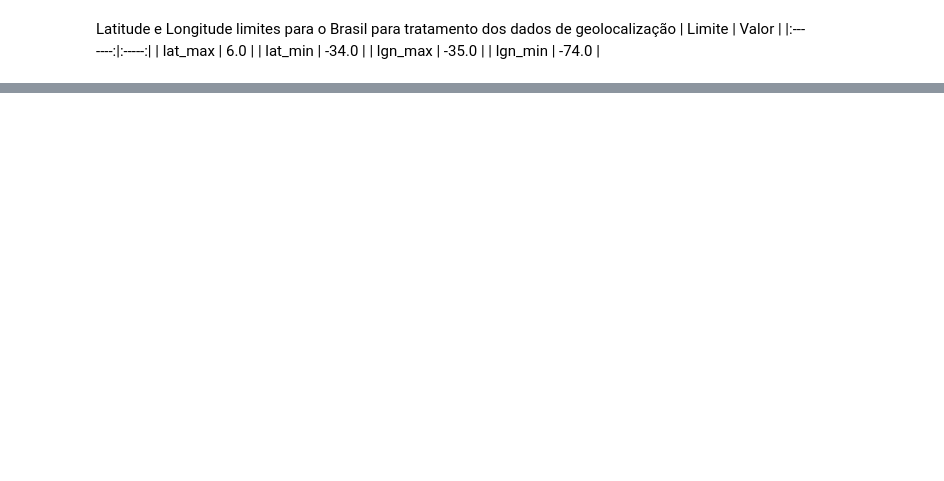
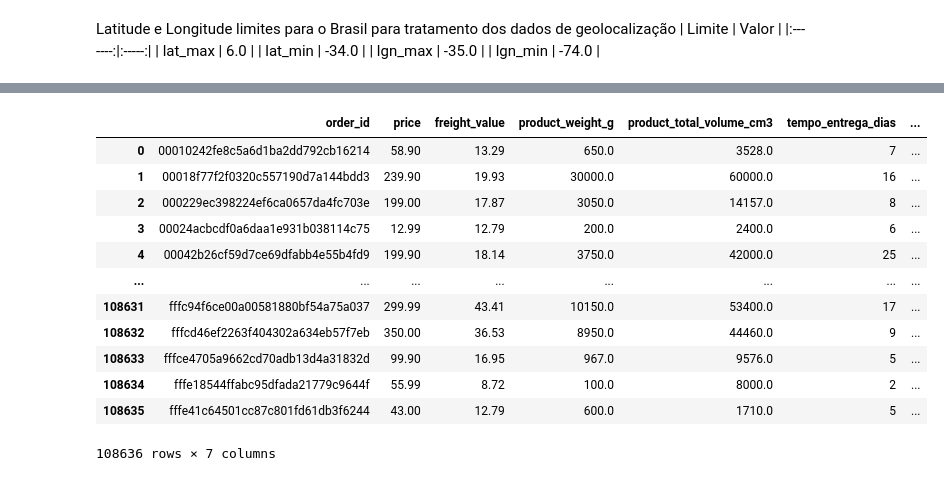
Before and after one commit to 0ace-jk/previsao_de_tempo_de_entrega, a Jupyter notebook: app.ipynb, the cells around one changed output, grey strips where cells are left out. Cells and saved outputs as stored; diff of their text form; code cells hidden in the pictures; blank space fills up the shorter version.

```diff
--- a/app.ipynb
+++ b/app.ipynb
@@ -135,2 +239,57 @@ df
+# %%
+def haversine_vectorized(lat1, lon1, lat2, lon2):
+    """
+    Calcula a distância em KM entre dois pontos (ou arrays de pontos)
+    usando a fórmula de Haversine.
+
+    Argumentos:
+    lat1, lon1: Latitude e Longitude do ponto 1 (em graus)
+    lat2, lon2: Latitude e Longitude do ponto 2 (em graus)
+
+    Retorna:
+    Distância em KM (pode ser um único valor ou um array do Pandas)
+    """
+    # Raio da Terra em quilômetros
+    RAIO_TERRA_KM = 6371.0
+
+    # 1. Converte graus decimais para radianos
+    lat1, lon1, lat2, lon2 = map(np.radians, [lat1, lon1, lat2, lon2])
+
+    # 2. Cálculo de Haversine
+    # Diferença das longitudes e latitudes
+    dlon = lon2 - lon1
+    dlat = lat2 - lat1
+
+    # Fórmula principal
+    a = np.sin(dlat / 2.0)**2 + np.cos(lat1) * np.cos(lat2) * np.sin(dlon / 2.0)**2
+    c = 2 * np.arcsin(np.sqrt(a))
+
+    # 3. Distância final
+    distancia = RAIO_TERRA_KM * c
+
+    return distancia
+# %%
+df['distancia_km'] = haversine_vectorized(
+    df['customer_lat'],
+    df['customer_lng'],
+    df['seller_lat'],
+    df['seller_lng']
+)
+df.drop(columns=['customer_lat', 'customer_lng', 'seller_lat', 'seller_lng'], inplace=True)
+df
+# %% [output]
+|  | order_id | price | freight_value | product_weight_g | product_total_volume_cm3 | tempo_entrega_dias | ... |
+| 0 | 00010242fe8c5a6d1ba2dd792cb16214 | 58.90 | 13.29 | 650.0 | 3528.0 | 7 | ... |
+| 1 | 00018f77f2f0320c557190d7a144bdd3 | 239.90 | 19.93 | 30000.0 | 60000.0 | 16 | ... |
+| 2 | 000229ec398224ef6ca0657da4fc703e | 199.00 | 17.87 | 3050.0 | 14157.0 | 8 | ... |
+| 3 | 00024acbcdf0a6daa1e931b038114c75 | 12.99 | 12.79 | 200.0 | 2400.0 | 6 | ... |
+| 4 | 00042b26cf59d7ce69dfabb4e55b4fd9 | 199.90 | 18.14 | 3750.0 | 42000.0 | 25 | ... |
+| ... | ... | ... | ... | ... | ... | ... | ... |
+| 108631 | fffc94f6ce00a00581880bf54a75a037 | 299.99 | 43.41 | 10150.0 | 53400.0 | 17 | ... |
+| 108632 | fffcd46ef2263f404302a634eb57f7eb | 350.00 | 36.53 | 8950.0 | 44460.0 | 9 | ... |
+| 108633 | fffce4705a9662cd70adb13d4a31832d | 99.90 | 16.95 | 967.0 | 9576.0 | 5 | ... |
+| 108634 | fffe18544ffabc95dfada21779c9644f | 55.99 | 8.72 | 100.0 | 8000.0 | 2 | ... |
+| 108635 | fffe41c64501cc87c801fd61db3f6244 | 43.00 | 12.79 | 600.0 | 1710.0 | 5 | ... |
+108636 rows × 7 columns
 # %%
 df.columns.to_frame()
```
Also changed, not shown: parts of 11 cells of this notebook.
